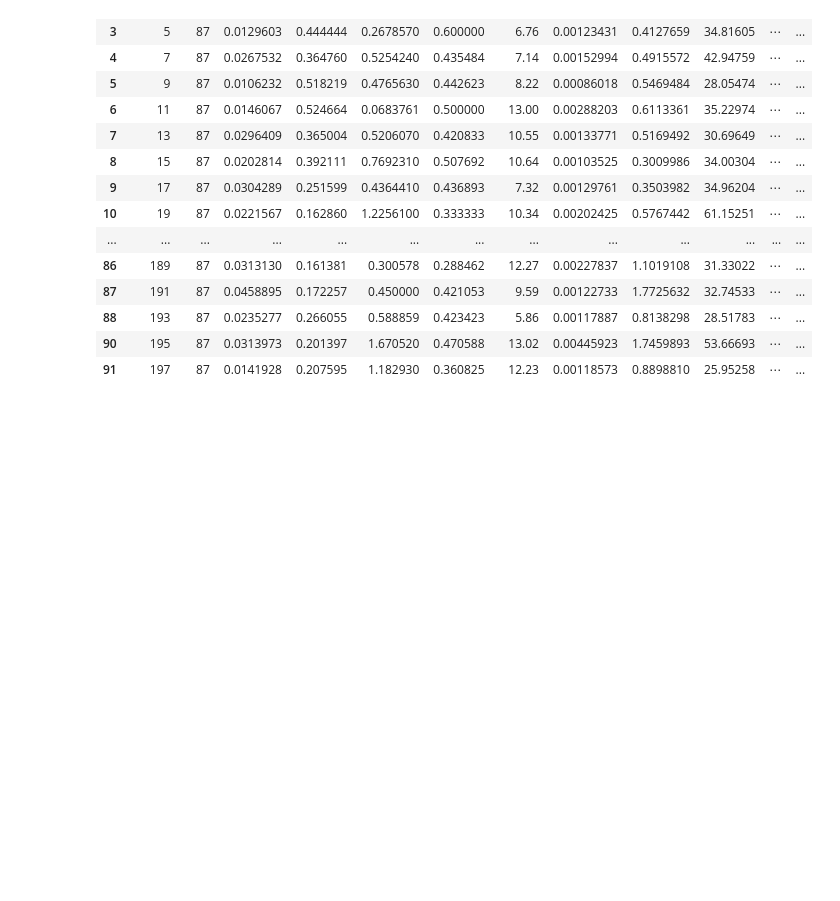
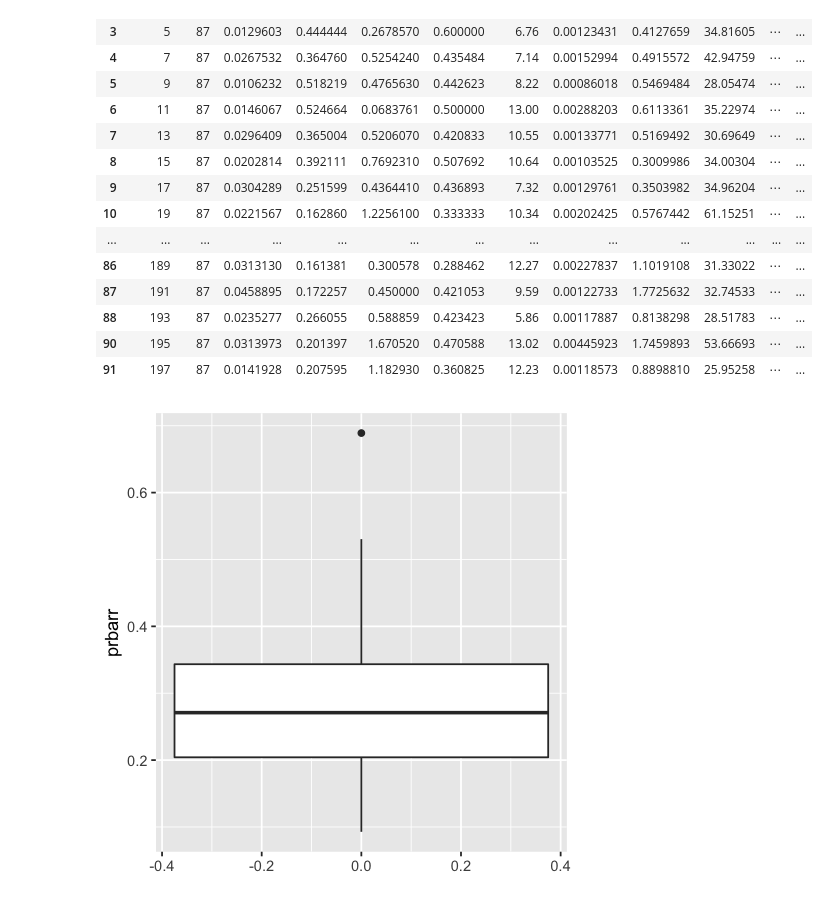
Before and after one commit to kevin-hartman/MIDS_W203_5_Lab3, a Jupyter notebook: Bagnard_Gaustad_Hartman_Leung_Lab_3-FLTesting.ipynb, the cells around one changed output. Drawn from its saved outputs; the diff is of its cells as text; code cells hidden in the pictures; blank space fills up the shorter version.

```diff
--- a/Bagnard_Gaustad_Hartman_Leung_Lab_3-FLTesting.ipynb
+++ b/Bagnard_Gaustad_Hartman_Leung_Lab_3-FLTesting.ipynb
@@ -1478,3 +1486,8 @@ dfCrime
 | 88 | 193 | 87 | 0.0235277 | 0.266055 | 0.588859 | 0.423423 | 5.86 | 0.00117887 | 0.8138298 | 28.51783 | ⋯ | ... |
 | 90 | 195 | 87 | 0.0313973 | 0.201397 | 1.670520 | 0.470588 | 13.02 | 0.00445923 | 1.7459893 | 53.66693 | ⋯ | ... |
 | 91 | 197 | 87 | 0.0141928 | 0.207595 | 1.182930 | 0.360825 | 12.23 | 0.00118573 | 0.8898810 | 25.95258 | ⋯ | ... |
+# %%
+ggplot(data = dfCrime, aes(y = prbarr)) +
+      geom_boxplot()
+# %% [output]
+[figure, added]
```
Also changed, not shown: parts of 29 cells of this notebook, 4 other files.
